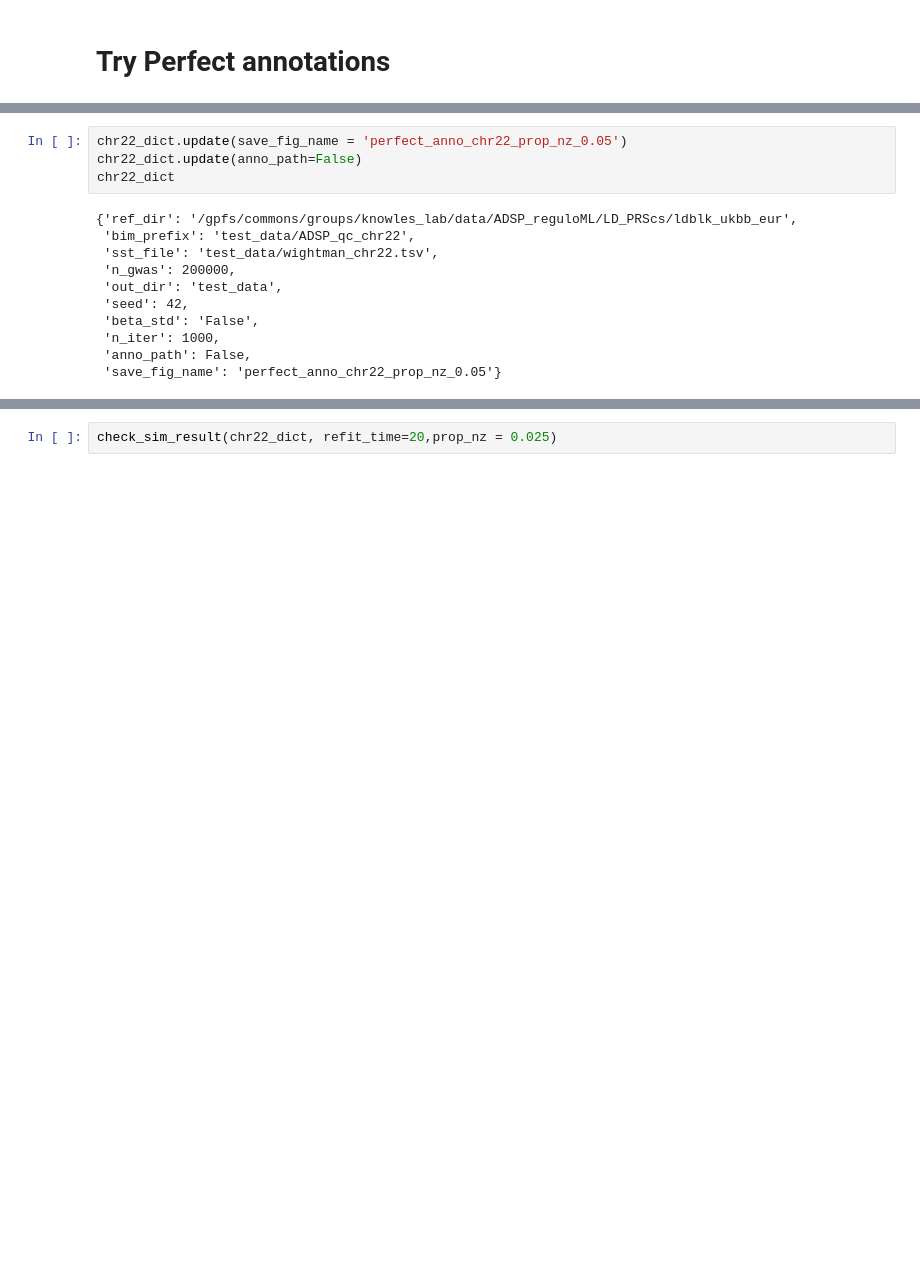
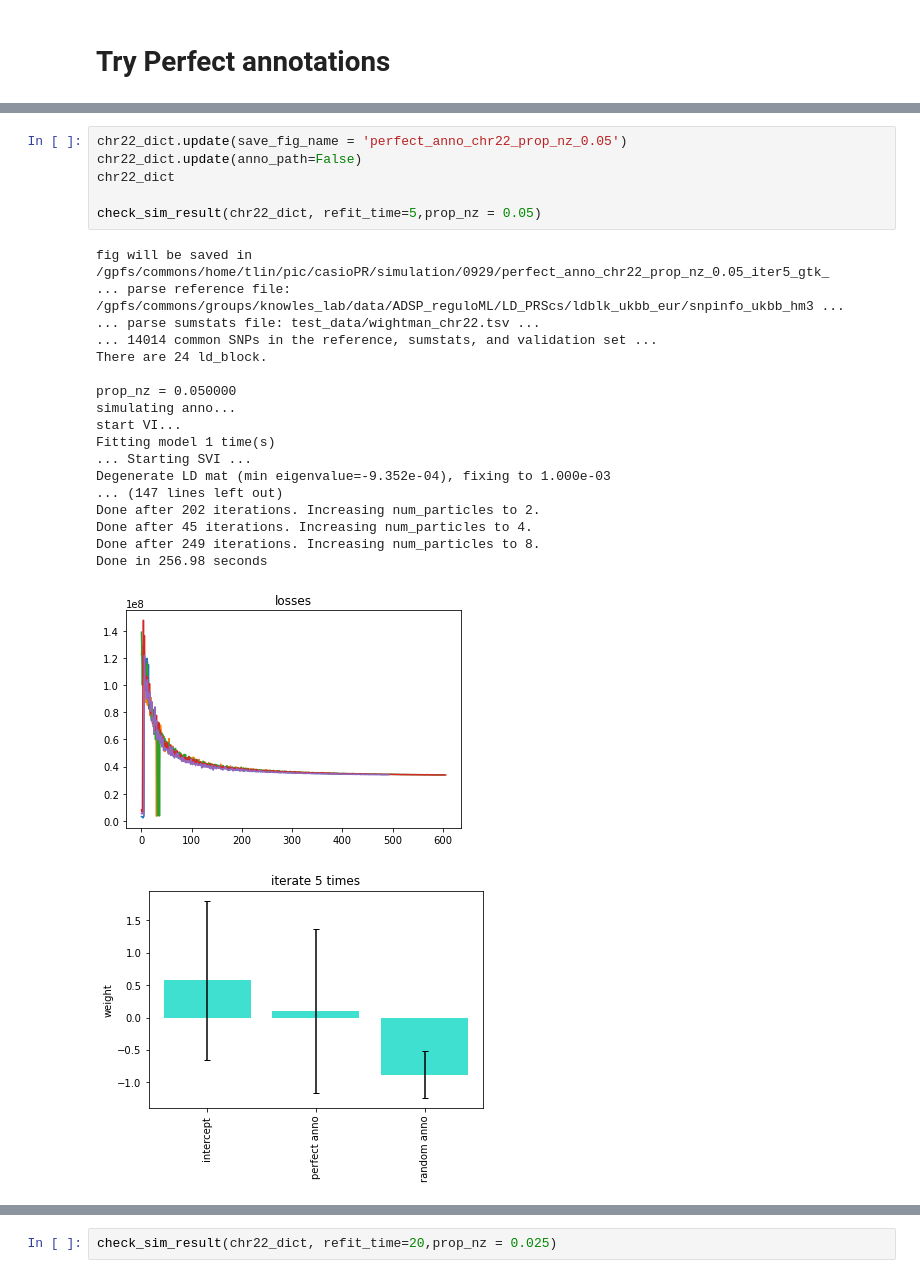
Before and after one commit to davidaknowles/casopr, a Jupyter notebook: simulation.ipynb, the cells around one changed output, grey strips where cells are left out. Cells and saved outputs as stored; diff of their text form; blank space fills up the shorter version.

```diff
--- a/simulation.ipynb
+++ b/simulation.ipynb
@@ -659,15 +667,26 @@ person R list
-# %%
-chr22_dict.update(save_fig_name = 'perfect_anno_chr22_prop_nz_0.05')
-chr22_dict.update(anno_path=False)
-chr22_dict
-# %% [output]
-{'ref_dir': '/gpfs/commons/groups/knowles_lab/data/ADSP_reguloML/LD_PRScs/ldblk_ukbb_eur',
- 'bim_prefix': 'test_data/ADSP_qc_chr22',
- 'sst_file': 'test_data/wightman_chr22.tsv',
- 'n_gwas': 200000,
- 'out_dir': 'test_data',
- 'seed': 42,
- 'beta_std': 'False',
- 'n_iter': 1000,
- 'anno_path': False,
- 'save_fig_name': 'perfect_anno_chr22_prop_nz_0.05'}
+# %%
+chr22_dict.update(save_fig_name = 'perfect_anno_chr22_prop_nz_0.05')
+chr22_dict.update(anno_path=False)
+chr22_dict
+
+check_sim_result(chr22_dict, refit_time=5,prop_nz = 0.05)
+# %% [output]
+fig will be saved in /gpfs/commons/home/tlin/pic/casioPR/simulation/0929/perfect_anno_chr22_prop_nz_0.05_iter5_gtk_
+... parse reference file: /gpfs/commons/groups/knowles_lab/data/ADSP_reguloML/LD_PRScs/ldblk_ukbb_eur/snpinfo_ukbb_hm3 ...
+... parse sumstats file: test_data/wightman_chr22.tsv ...
+... 14014 common SNPs in the reference, sumstats, and validation set ...
+There are 24 ld_block.
+
+prop_nz = 0.050000
+simulating anno...
+start VI...
+Fitting model 1 time(s)
+... Starting SVI ...
+Degenerate LD mat (min eigenvalue=-9.352e-04), fixing to 1.000e-03
+... (147 lines left out)
+Done after 202 iterations. Increasing num_particles to 2.
+Done after 45 iterations. Increasing num_particles to 4.
+Done after 249 iterations. Increasing num_particles to 8.
+Done in 256.98 seconds
+[figure, added]
+[figure, added]
```
Also changed, not shown: parts of 7 cells of this notebook, 1 other file.
